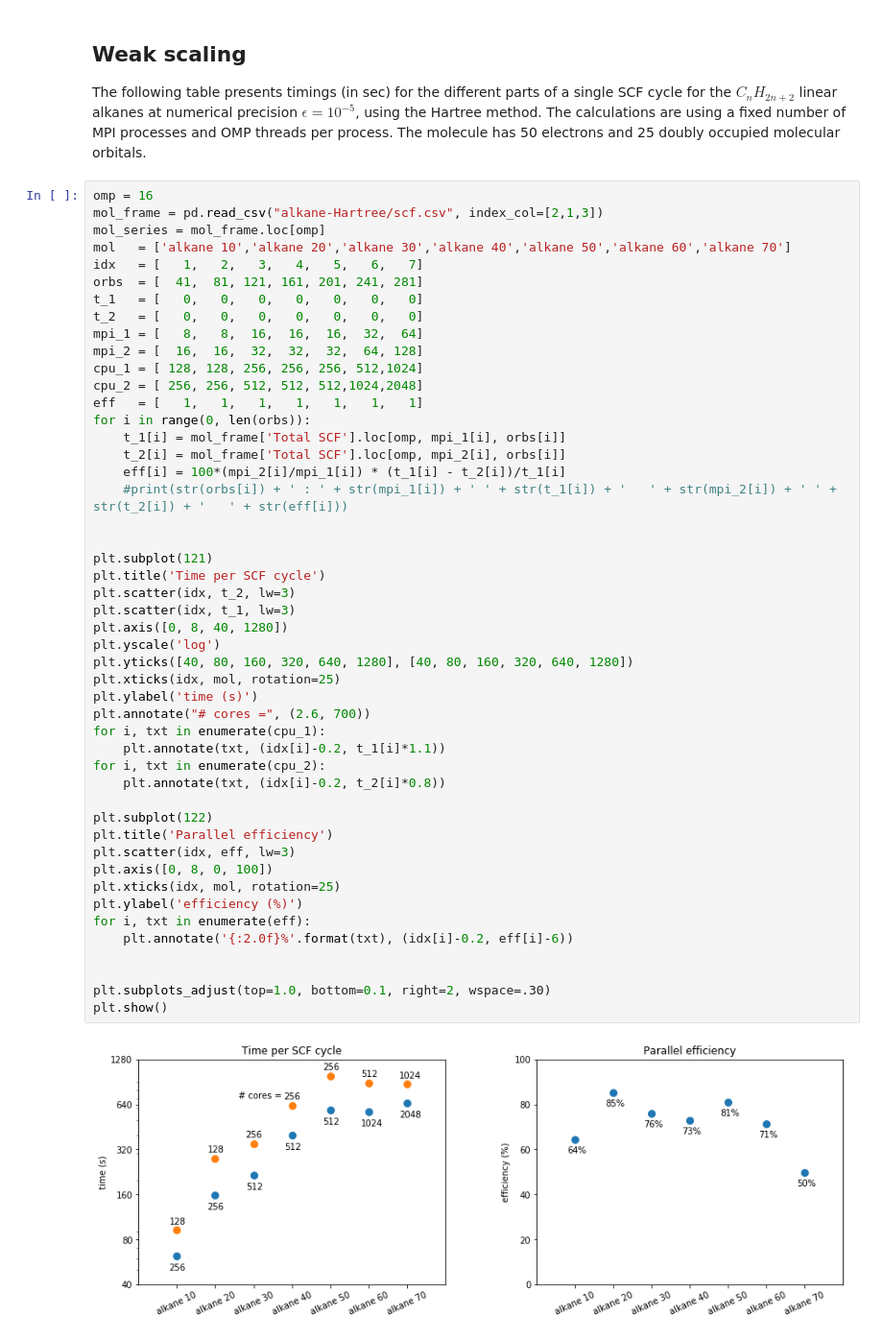
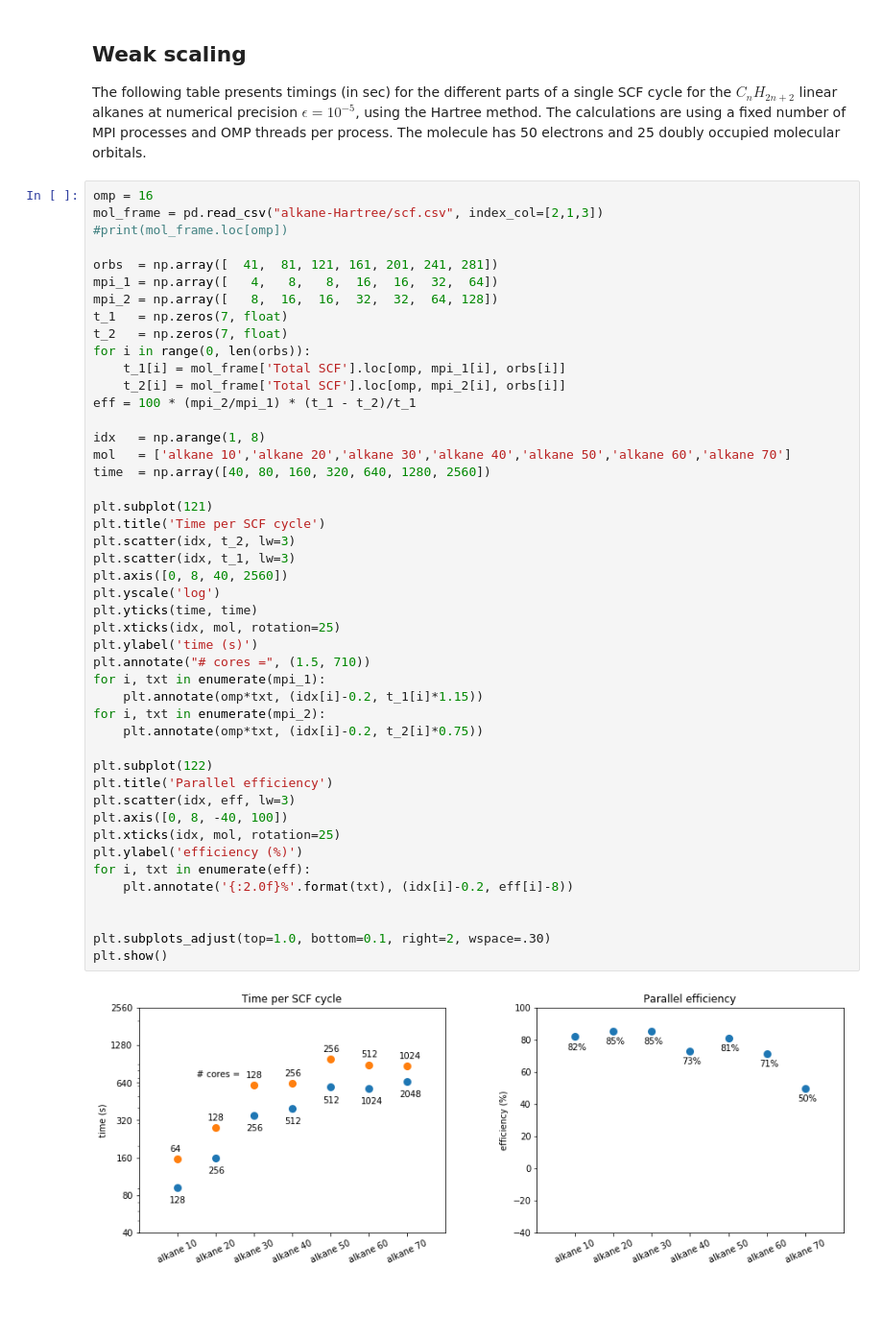
Before and after one commit to MRChemSoft/mrchem-benchmark, a Jupyter notebook: hartree.ipynb, the cells around one changed output. Shown at 96% size. Cells and saved outputs as stored; diff of their text form; blank space fills up the shorter version.

Commit message:
Update weak scaling plot

```diff
--- a/hartree.ipynb
+++ b/hartree.ipynb
@@ -256,50 +256,48 @@ linear alkanes at numerical precision $\epsilon=10^{-5}$, using the Hartree meth
 # %%
 omp = 16
 mol_frame = pd.read_csv("alkane-Hartree/scf.csv", index_col=[2,1,3])
-mol_series = mol_frame.loc[omp]
-mol   = ['alkane 10','alkane 20','alkane 30','alkane 40','alkane 50','alkane 60','alkane 70']
-idx   = [   1,   2,   3,   4,   5,   6,   7]
-orbs  = [  41,  81, 121, 161, 201, 241, 281]
-t_1   = [   0,   0,   0,   0,   0,   0,   0]
-t_2   = [   0,   0,   0,   0,   0,   0,   0]
-mpi_1 = [   8,   8,  16,  16,  16,  32,  64]
-mpi_2 = [  16,  16,  32,  32,  32,  64, 128]
-cpu_1 = [ 128, 128, 256, 256, 256, 512,1024]
-cpu_2 = [ 256, 256, 512, 512, 512,1024,2048]
-eff   = [   1,   1,   1,   1,   1,   1,   1]
+#print(mol_frame.loc[omp])
+
+orbs  = np.array([  41,  81, 121, 161, 201, 241, 281])
+mpi_1 = np.array([   4,   8,   8,  16,  16,  32,  64])
+mpi_2 = np.array([   8,  16,  16,  32,  32,  64, 128])
+t_1   = np.zeros(7, float)
+t_2   = np.zeros(7, float)
 for i in range(0, len(orbs)):
     t_1[i] = mol_frame['Total SCF'].loc[omp, mpi_1[i], orbs[i]]
     t_2[i] = mol_frame['Total SCF'].loc[omp, mpi_2[i], orbs[i]]
-    eff[i] = 100*(mpi_2[i]/mpi_1[i]) * (t_1[i] - t_2[i])/t_1[i]
-    #print(str(orbs[i]) + ' : ' + str(mpi_1[i]) + ' ' + str(t_1[i]) + '   ' + str(mpi_2[i]) + ' ' + str(t_2[i]) + '   ' + str(eff[i]))
+eff = 100 * (mpi_2/mpi_1) * (t_1 - t_2)/t_1
 
+idx   = np.arange(1, 8)
+mol   = ['alkane 10','alkane 20','alkane 30','alkane 40','alkane 50','alkane 60','alkane 70']
+time  = np.array([40, 80, 160, 320, 640, 1280, 2560])
 
 plt.subplot(121)
 plt.title('Time per SCF cycle')
 plt.scatter(idx, t_2, lw=3)
 plt.scatter(idx, t_1, lw=3)
-plt.axis([0, 8, 40, 1280])
+plt.axis([0, 8, 40, 2560])
 plt.yscale('log')
-plt.yticks([40, 80, 160, 320, 640, 1280], [40, 80, 160, 320, 640, 1280])
+plt.yticks(time, time)
 plt.xticks(idx, mol, rotation=25)
 plt.ylabel('time (s)')
-plt.annotate("# cores =", (2.6, 700))
-for i, txt in enumerate(cpu_1):
-    plt.annotate(txt, (idx[i]-0.2, t_1[i]*1.1))
-for i, txt in enumerate(cpu_2):
-    plt.annotate(txt, (idx[i]-0.2, t_2[i]*0.8))
+plt.annotate("# cores =", (1.5, 710))
+for i, txt in enumerate(mpi_1):
+    plt.annotate(omp*txt, (idx[i]-0.2, t_1[i]*1.15))
+for i, txt in enumerate(mpi_2):
+    plt.annotate(omp*txt, (idx[i]-0.2, t_2[i]*0.75))
 
 plt.subplot(122)
 plt.title('Parallel efficiency')
 plt.scatter(idx, eff, lw=3)
-plt.axis([0, 8, 0, 100])
+plt.axis([0, 8, -40, 100])
 plt.xticks(idx, mol, rotation=25)
 plt.ylabel('efficiency (%)')
 for i, txt in enumerate(eff):
-    plt.annotate('{:2.0f}%'.format(txt), (idx[i]-0.2, eff[i]-6))
+    plt.annotate('{:2.0f}%'.format(txt), (idx[i]-0.2, eff[i]-8))
 
 
 plt.subplots_adjust(top=1.0, bottom=0.1, right=2, wspace=.30)
 plt.show()
 # %% [output]
-[figure, old version]
+[figure, new version]
```
